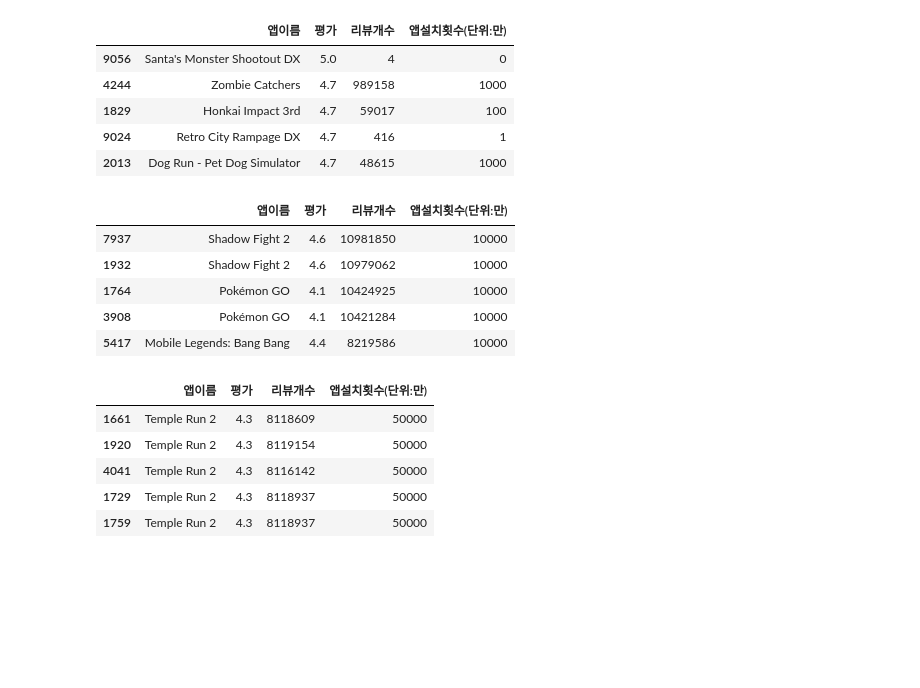
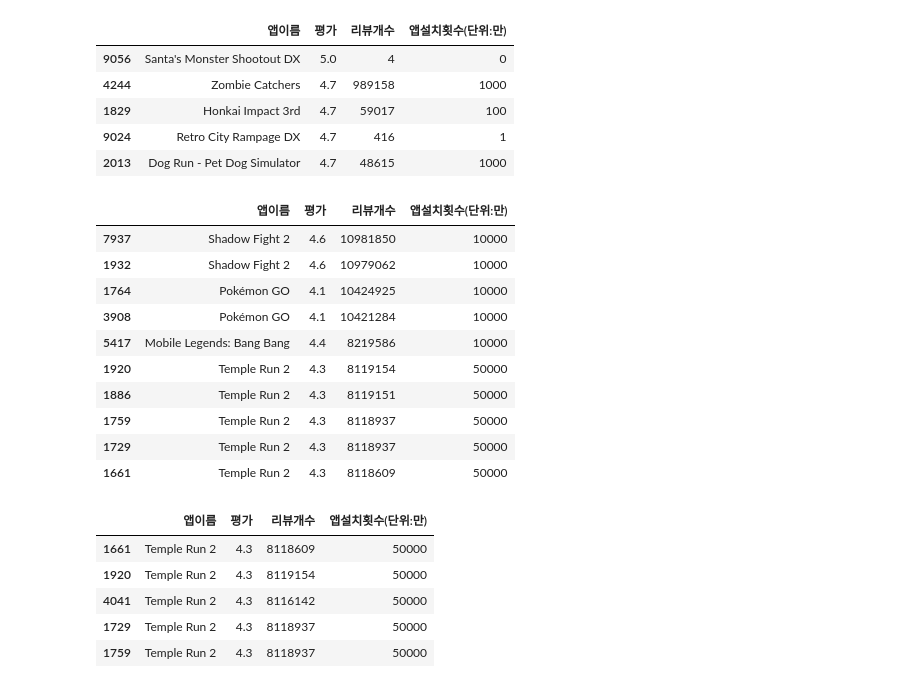
Before and after one commit to young-hun-jo/KaggleStruggle, a Jupyter notebook: google_playstore/google_playstore.ipynb, the cells around one changed output. Saved outputs shown, nothing was run; the diff lists cells and outputs as text; code cells hidden in the pictures; blank space fills up the shorter version.

```diff
--- a/google_playstore/google_playstore.ipynb
+++ b/google_playstore/google_playstore.ipynb
@@ -889,14 +889,19 @@ popular_df.sort_values(by=['평가'], ascending=False).head(5)
 | 2013 | Dog Run - Pet Dog Simulator | 4.7 | 48615 | 1000 |
 # %%
 # 리뷰개수가 높은 순으로 정렬
-popular_df.sort_values(by=['리뷰개수'], ascending=False).head(5)
+popular_df.sort_values(by=['리뷰개수'], ascending=False).head(10)
 # %% [output]
 |  | 앱이름 | 평가 | 리뷰개수 | 앱설치횟수(단위:만) |
 | 7937 | Shadow Fight 2 | 4.6 | 10981850 | 10000 |
 | 1932 | Shadow Fight 2 | 4.6 | 10979062 | 10000 |
 | 1764 | Pokémon GO | 4.1 | 10424925 | 10000 |
 | 3908 | Pokémon GO | 4.1 | 10421284 | 10000 |
 | 5417 | Mobile Legends: Bang Bang | 4.4 | 8219586 | 10000 |
+| 1920 | Temple Run 2 | 4.3 | 8119154 | 50000 |
+| 1886 | Temple Run 2 | 4.3 | 8119151 | 50000 |
+| 1759 | Temple Run 2 | 4.3 | 8118937 | 50000 |
+| 1729 | Temple Run 2 | 4.3 | 8118937 | 50000 |
+| 1661 | Temple Run 2 | 4.3 | 8118609 | 50000 |
 # %%
 # 앱설치횟수가 많은 순으로 정렬
 popular_df.sort_values(by=['앱설치횟수(단위:만)'], ascending=False).head(5)
```
Also changed, not shown: parts of 4 cells of this notebook.
